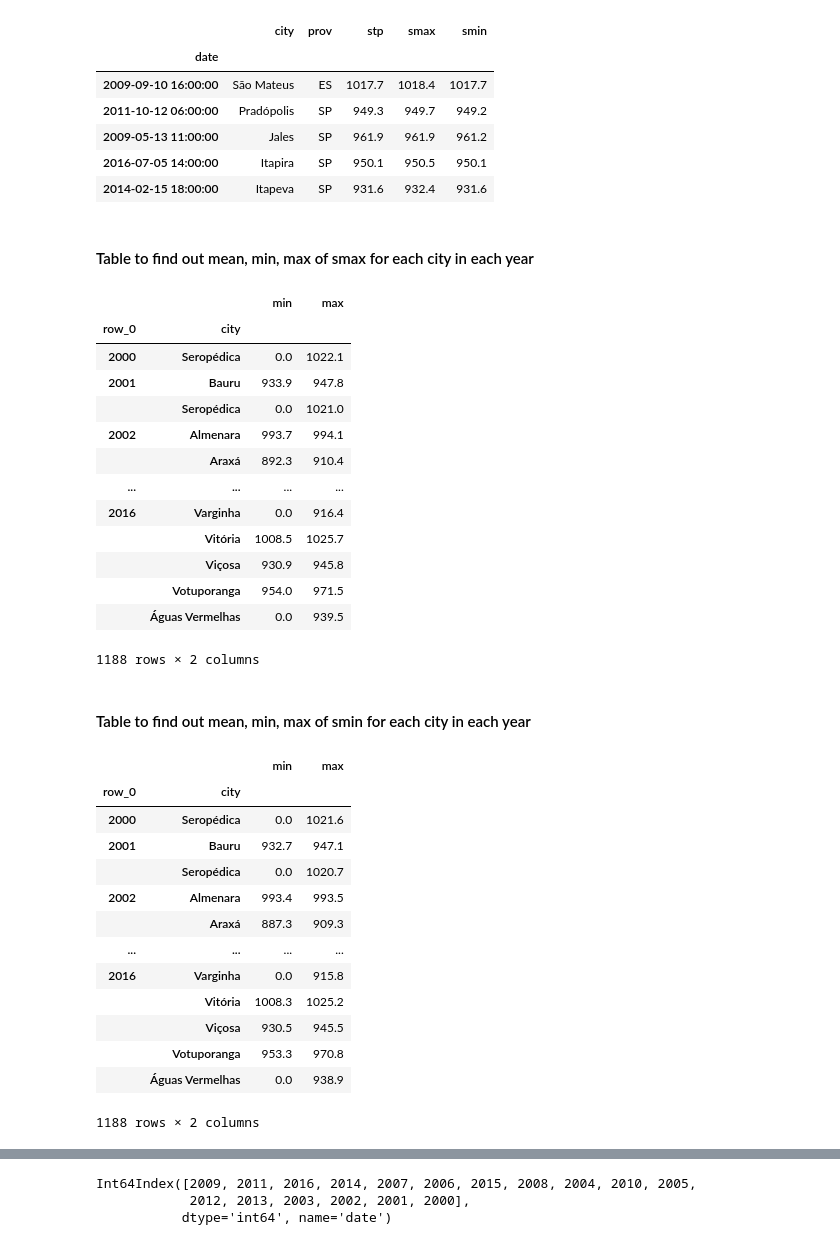
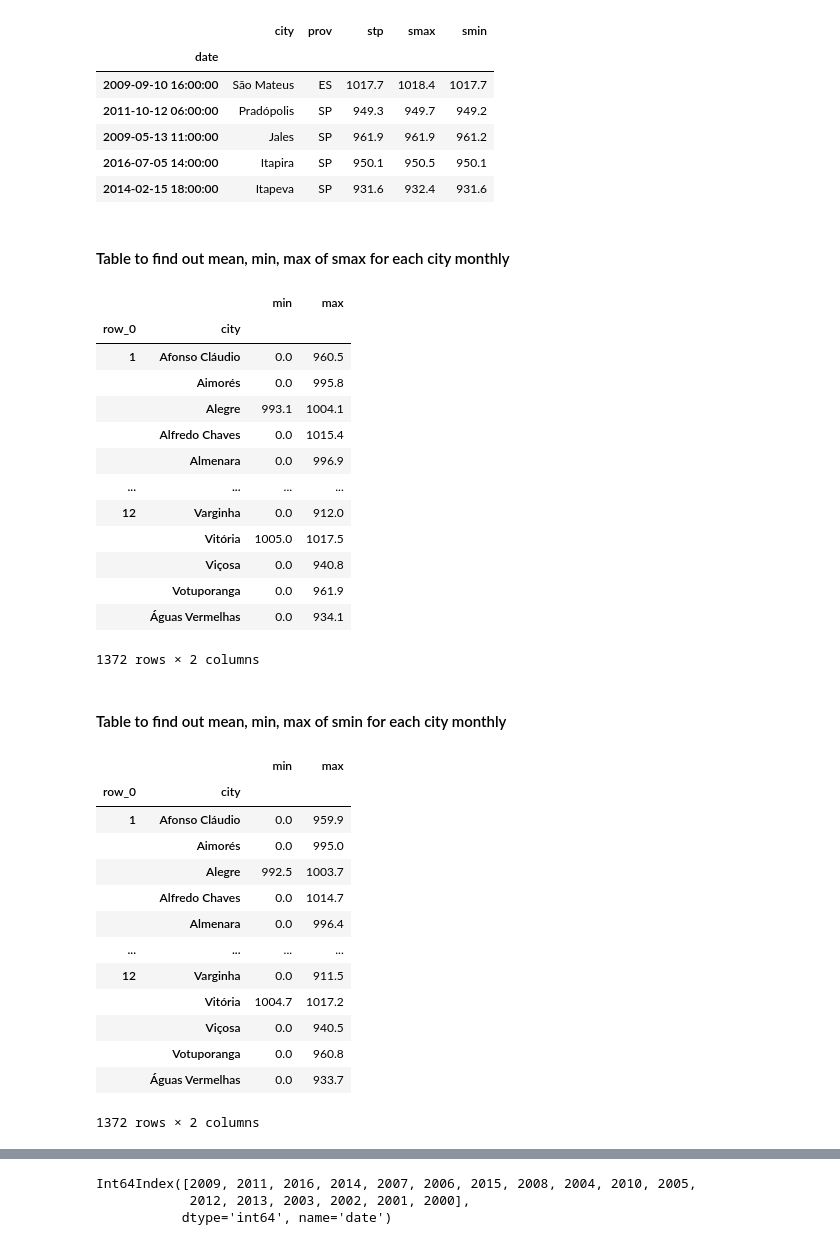
Before and after one commit to ducnguyen4993/Hourly-Weather-Surface---Brazil-Southeast-region-Data-Analysis, a Jupyter notebook: weather data analysis.ipynb, the cells around one changed output, grey strips where cells are left out. Saved outputs shown, nothing was run; the diff lists cells and outputs as text; code cells hidden in the pictures.

```diff
--- a/weather data analysis.ipynb
+++ b/weather data analysis.ipynb
@@ -348,43 +348,43 @@ air.head()
 | 2016-07-05 14:00:00 | Itapira | SP | 950.1 | 950.5 | 950.1 |
 | 2014-02-15 18:00:00 | Itapeva | SP | 931.6 | 932.4 | 931.6 |
 # %% [markdown]
-#### Table to find out mean, min, max of smax for each city in each year
+#### Table to find out mean, min, max of smax for each city monthly
 # %%
-pd.crosstab(index=air.index.year,columns=air.city,values=air.smax,aggfunc=['min','max']).stack()
+pd.crosstab(index=air.index.month,columns=air.city,values=air.smax,aggfunc=['min','max']).stack()
 # %% [output]
 |  |  | min | max |
 | row_0 | city |  |  |
-| 2000 | Seropédica | 0.0 | 1022.1 |
-| 2001 | Bauru | 933.9 | 947.8 |
-|  | Seropédica | 0.0 | 1021.0 |
-| 2002 | Almenara | 993.7 | 994.1 |
-|  | Araxá | 892.3 | 910.4 |
+| 1 | Afonso Cláudio | 0.0 | 960.5 |
+|  | Aimorés | 0.0 | 995.8 |
+|  | Alegre | 993.1 | 1004.1 |
+|  | Alfredo Chaves | 0.0 | 1015.4 |
+|  | Almenara | 0.0 | 996.9 |
 | ... | ... | ... | ... |
-| 2016 | Varginha | 0.0 | 916.4 |
-|  | Vitória | 1008.5 | 1025.7 |
-|  | Viçosa | 930.9 | 945.8 |
-|  | Votuporanga | 954.0 | 971.5 |
-|  | Águas Vermelhas | 0.0 | 939.5 |
+| 12 | Varginha | 0.0 | 912.0 |
+|  | Vitória | 1005.0 | 1017.5 |
+|  | Viçosa | 0.0 | 940.8 |
+|  | Votuporanga | 0.0 | 961.9 |
+|  | Águas Vermelhas | 0.0 | 934.1 |
-1188 rows × 2 columns
+1372 rows × 2 columns
 # %% [markdown]
-#### Table to find out mean, min, max of smin for each city in each year
+#### Table to find out mean, min, max of smin for each city monthly
 # %%
-pd.crosstab(index=air.index.year,columns=air.city,values=air.smin,aggfunc=['min','max']).stack()
+pd.crosstab(index=air.index.month,columns=air.city,values=air.smin,aggfunc=['min','max']).stack()
 # %% [output]
 |  |  | min | max |
 | row_0 | city |  |  |
-| 2000 | Seropédica | 0.0 | 1021.6 |
-| 2001 | Bauru | 932.7 | 947.1 |
-|  | Seropédica | 0.0 | 1020.7 |
-| 2002 | Almenara | 993.4 | 993.5 |
-|  | Araxá | 887.3 | 909.3 |
+| 1 | Afonso Cláudio | 0.0 | 959.9 |
+|  | Aimorés | 0.0 | 995.0 |
+|  | Alegre | 992.5 | 1003.7 |
+|  | Alfredo Chaves | 0.0 | 1014.7 |
+|  | Almenara | 0.0 | 996.4 |
 | ... | ... | ... | ... |
-| 2016 | Varginha | 0.0 | 915.8 |
-|  | Vitória | 1008.3 | 1025.2 |
-|  | Viçosa | 930.5 | 945.5 |
-|  | Votuporanga | 953.3 | 970.8 |
-|  | Águas Vermelhas | 0.0 | 938.9 |
+| 12 | Varginha | 0.0 | 911.5 |
+|  | Vitória | 1004.7 | 1017.2 |
+|  | Viçosa | 0.0 | 940.5 |
+|  | Votuporanga | 0.0 | 960.8 |
+|  | Águas Vermelhas | 0.0 | 933.7 |
-1188 rows × 2 columns
+1372 rows × 2 columns
 # %%
 air['city'].unique()
 # %% [output]
```
Also changed, not shown: parts of 11 cells of this notebook.
